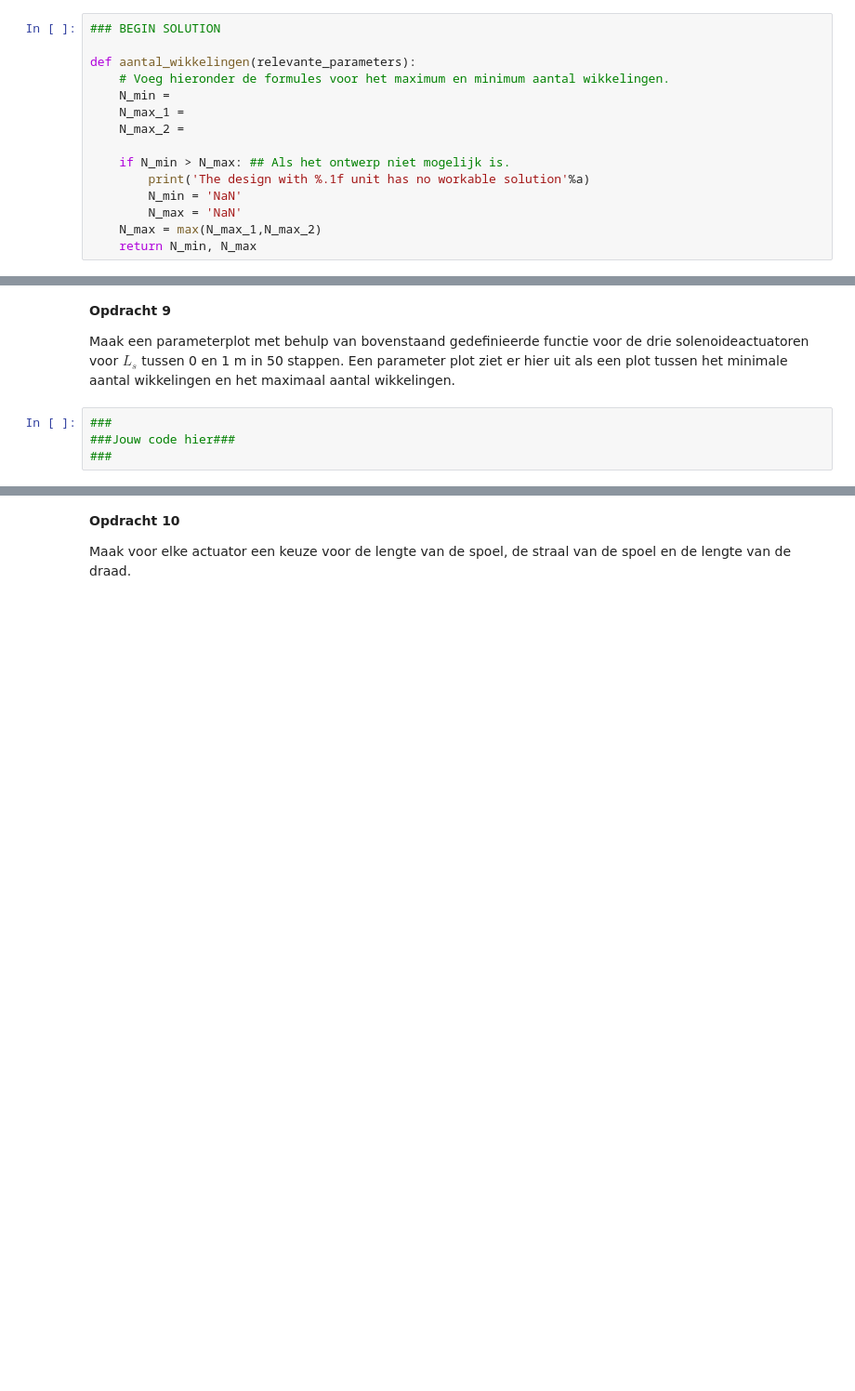
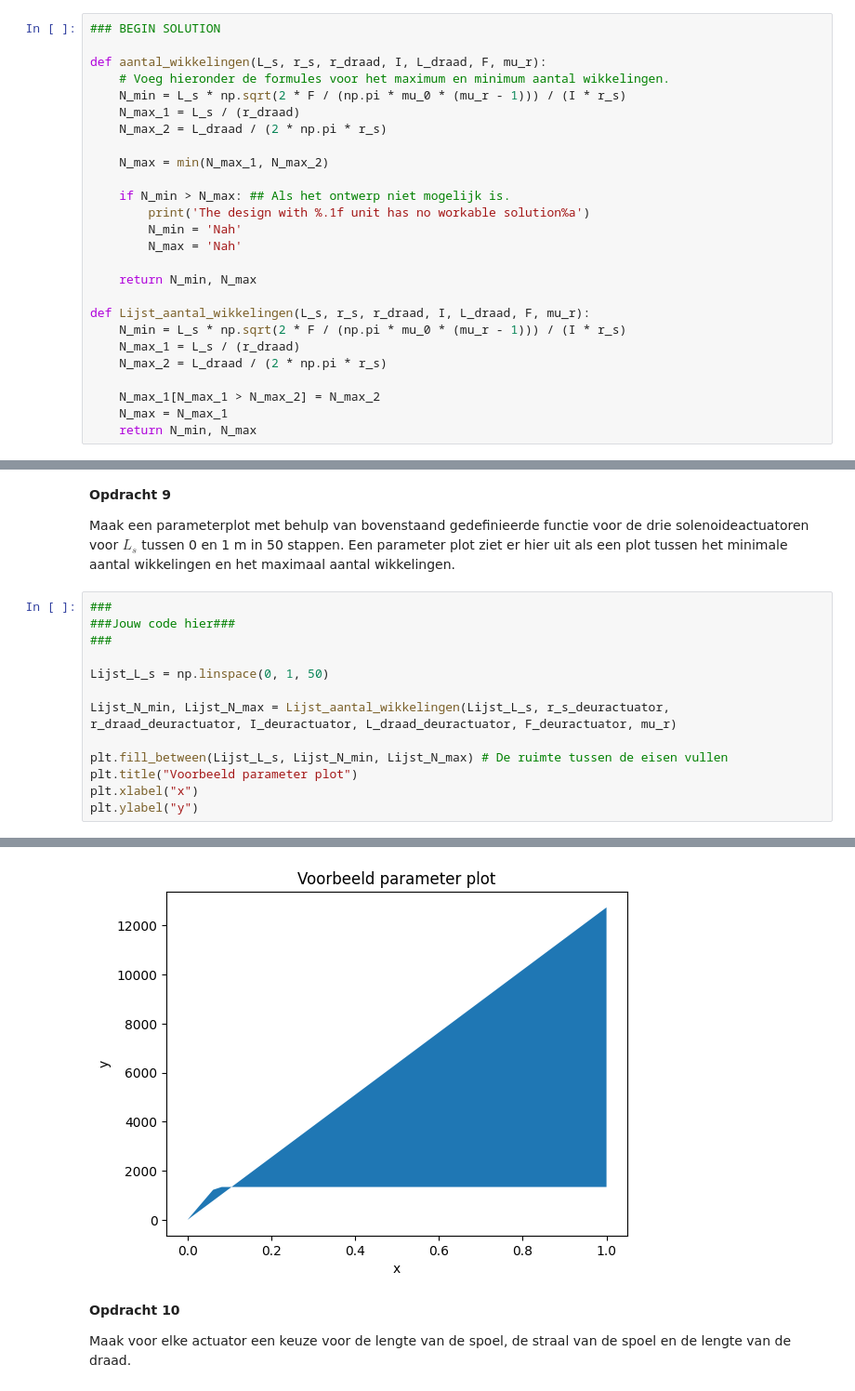
Before and after one commit to PimvanBeers/opdrachten-DEF-D, a Jupyter notebook: 2KrachtactuatorOpdracht/KrachtactuatorOpdracht.ipynb, the cells around one changed output, grey strips where cells are left out. Shown at 93% size. Cells and saved outputs as stored; diff of their text form; blank space fills up the shorter version.

```diff
--- a/2KrachtactuatorOpdracht/KrachtactuatorOpdracht.ipynb
+++ b/2KrachtactuatorOpdracht/KrachtactuatorOpdracht.ipynb
@@ -203,15 +226,26 @@ Plaats hier een png met jullie eventuele analytische afleiding.
 # %%
 ### BEGIN SOLUTION
 
-def aantal_wikkelingen(relevante_parameters):
+def aantal_wikkelingen(L_s, r_s, r_draad, I, L_draad, F, mu_r):
     # Voeg hieronder de formules voor het maximum en minimum aantal wikkelingen.
-    N_min =
-    N_max_1 =
-    N_max_2 =
+    N_min = L_s * np.sqrt(2 * F / (np.pi * mu_0 * (mu_r - 1))) / (I * r_s)
+    N_max_1 = L_s / (r_draad)
+    N_max_2 = L_draad / (2 * np.pi * r_s)
+
+    N_max = min(N_max_1, N_max_2)
 
     if N_min > N_max: ## Als het ontwerp niet mogelijk is.
-        print('The design with %.1f unit has no workable solution'%a)
-        N_min = 'NaN'
-        N_max = 'NaN'
-    N_max = max(N_max_1,N_max_2)
+        print('The design with %.1f unit has no workable solution%a')
+        N_min = 'Nah'
+        N_max = 'Nah'
+
     return N_min, N_max
+
+def Lijst_aantal_wikkelingen(L_s, r_s, r_draad, I, L_draad, F, mu_r):
+    N_min = L_s * np.sqrt(2 * F / (np.pi * mu_0 * (mu_r - 1))) / (I * r_s)
+    N_max_1 = L_s / (r_draad)
+    N_max_2 = L_draad / (2 * np.pi * r_s)
+
+    N_max_1[N_max_1 > N_max_2] = N_max_2
+    N_max = N_max_1
+    return N_min, N_max
@@ -236,3 +271,13 @@ Maak een parameterplot met behulp van bovenstaand gedefinieerde functie voor de
 ###
 ###Jouw code hier###
 ###
+
+Lijst_L_s = np.linspace(0, 1, 50)
+
+Lijst_N_min, Lijst_N_max = Lijst_aantal_wikkelingen(Lijst_L_s, r_s_deuractuator, r_draad_deuractuator, I_deuractuator, L_draad_deuractuator, F_deuractuator, mu_r)
+
+plt.fill_between(Lijst_L_s, Lijst_N_min, Lijst_N_max) # De ruimte tussen de eisen vullen
+plt.title("Voorbeeld parameter plot")
+plt.xlabel("x")
+plt.ylabel("y")
+# %% [output]
@@ -239,3 +285,4 @@ Maak een parameterplot met behulp van bovenstaand gedefinieerde functie voor de
+[figure, added]
 # %% [markdown]
 **Opdracht 10**
 
```
Also changed, not shown: parts of 6 cells of this notebook, 1 other file.
